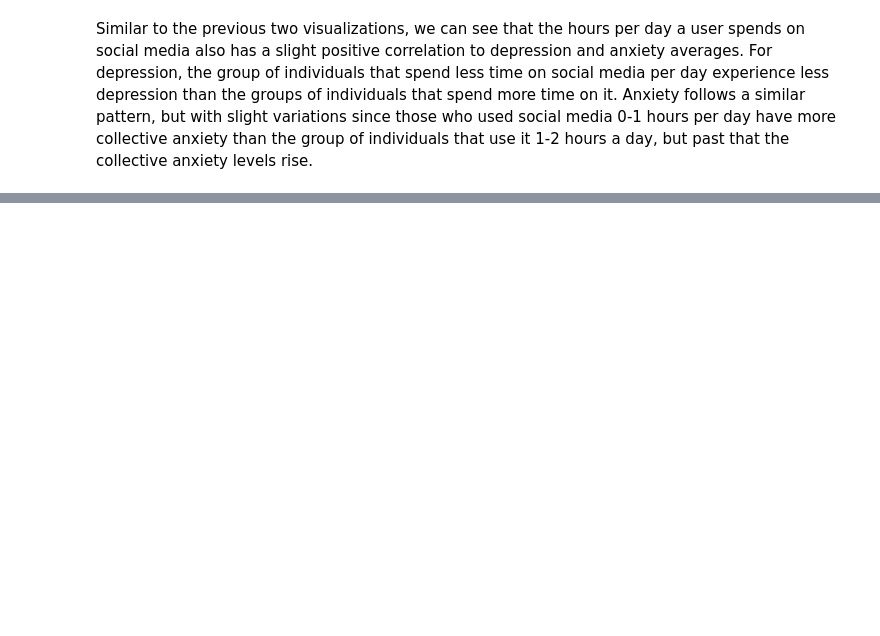
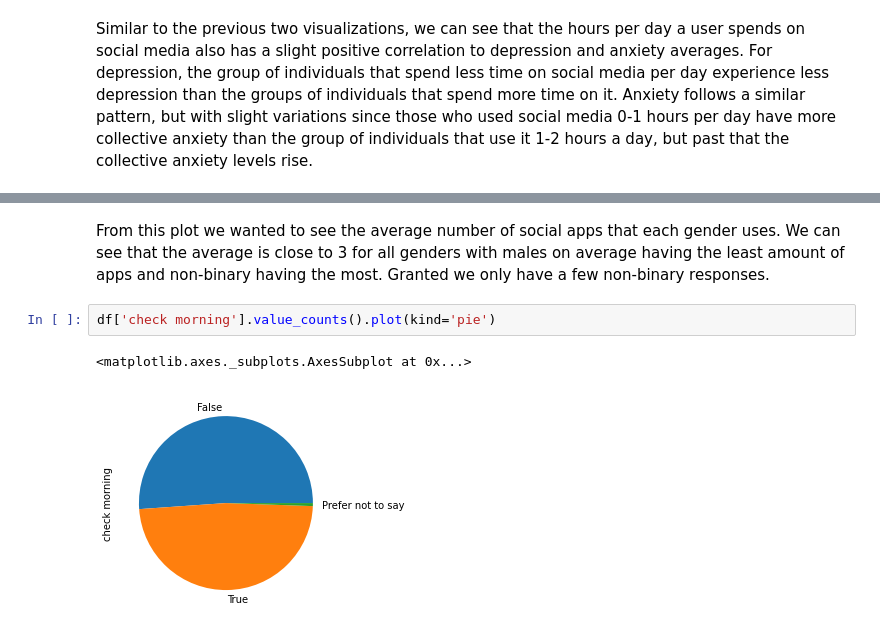
Before and after one commit to CHXBilly/GOGS108-Final-Proejct, a Jupyter notebook: EDACheckpoint_group036.ipynb, the cells around one changed output, grey strips where cells are left out. Saved outputs shown, nothing was run; the diff lists cells and outputs as text; blank space fills up the shorter version.

```diff
--- a/EDACheckpoint_group036.ipynb
+++ b/EDACheckpoint_group036.ipynb
@@ -207,0 +212,7 @@ Similar to the previous two visualizations, we can see that the hours per day a
+# %% [markdown]
+From this plot we wanted to see the average number of social apps that each gender uses. We can see that the average is close to 3 for all genders with males on average having the least amount of apps and non-binary having the most. Granted we only have a few non-binary responses.
+# %%
+df['check morning'].value_counts().plot(kind='pie')
+# %% [output]
+<matplotlib.axes._subplots.AxesSubplot at 0x...>
+[figure, added]
```
Also changed, not shown: parts of 11 cells of this notebook.
